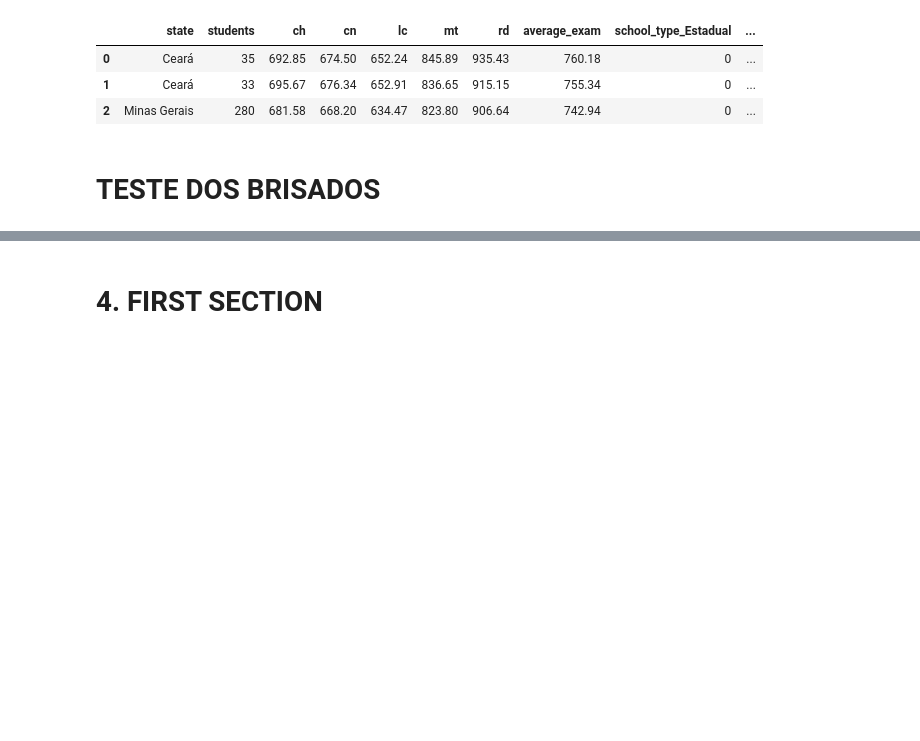
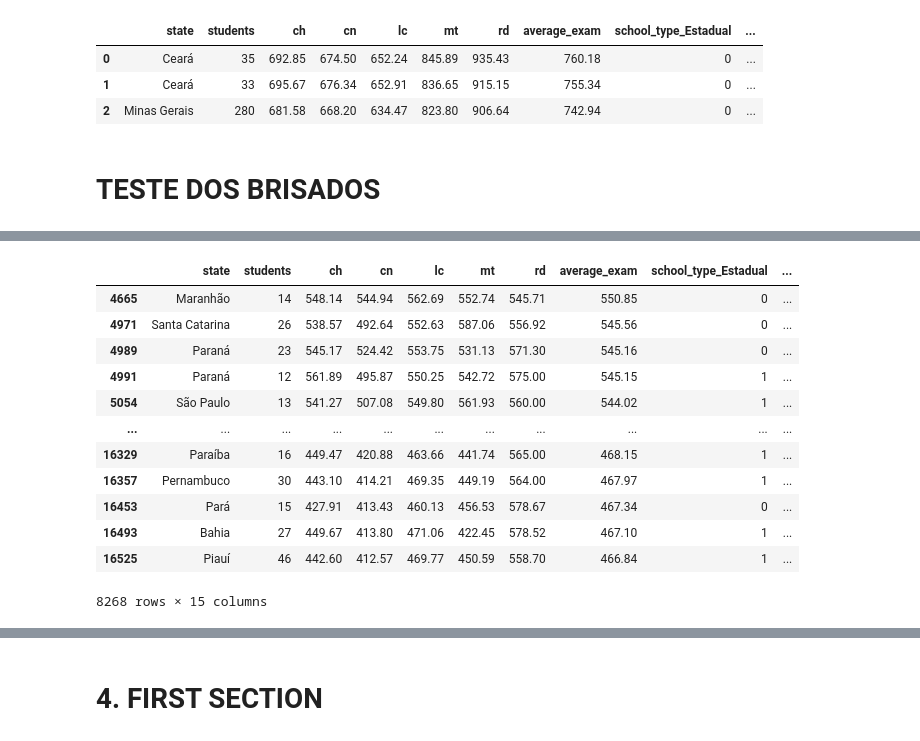
Before and after one commit to mariliasilva22/ml-ca2, a Jupyter notebook: ENEM_Brisados_2022055.ipynb, the cells around one changed output, grey strips where cells are left out. Drawn from its saved outputs; the diff is of its cells as text; code cells hidden in the pictures; blank space fills up the shorter version.

```diff
--- a/ENEM_Brisados_2022055.ipynb
+++ b/ENEM_Brisados_2022055.ipynb
@@ -630,0 +722,3 @@ NameError: name 'X' is not defined
+# %%
+df_encoded['cluster'] = y.tolist()
+df_encoded.head()
@@ -630,0 +732,16 @@ NameError: name 'X' is not defined
+# %%
+cluster0 = df_encoded[df_encoded['cluster']==0]
+# %% [output]
+|  | state | students | ch | cn | lc | mt | rd | average_exam | school_type_Estadual | ... |
+| 4665 | Maranhão | 14 | 548.14 | 544.94 | 562.69 | 552.74 | 545.71 | 550.85 | 0 | ... |
+| 4971 | Santa Catarina | 26 | 538.57 | 492.64 | 552.63 | 587.06 | 556.92 | 545.56 | 0 | ... |
+| 4989 | Paraná | 23 | 545.17 | 524.42 | 553.75 | 531.13 | 571.30 | 545.16 | 0 | ... |
+| 4991 | Paraná | 12 | 561.89 | 495.87 | 550.25 | 542.72 | 575.00 | 545.15 | 1 | ... |
+| 5054 | São Paulo | 13 | 541.27 | 507.08 | 549.80 | 561.93 | 560.00 | 544.02 | 1 | ... |
+| ... | ... | ... | ... | ... | ... | ... | ... | ... | ... | ... |
+| 16329 | Paraíba | 16 | 449.47 | 420.88 | 463.66 | 441.74 | 565.00 | 468.15 | 1 | ... |
+| 16357 | Pernambuco | 30 | 443.10 | 414.21 | 469.35 | 449.19 | 564.00 | 467.97 | 1 | ... |
+| 16453 | Pará | 15 | 427.91 | 413.43 | 460.13 | 456.53 | 578.67 | 467.34 | 0 | ... |
+| 16493 | Bahia | 27 | 449.67 | 413.80 | 471.06 | 422.45 | 578.52 | 467.10 | 1 | ... |
+| 16525 | Piauí | 46 | 442.60 | 412.57 | 469.77 | 450.59 | 558.70 | 466.84 | 1 | ... |
+8268 rows × 15 columns
```
Also changed, not shown: parts of 13 cells of this notebook.
